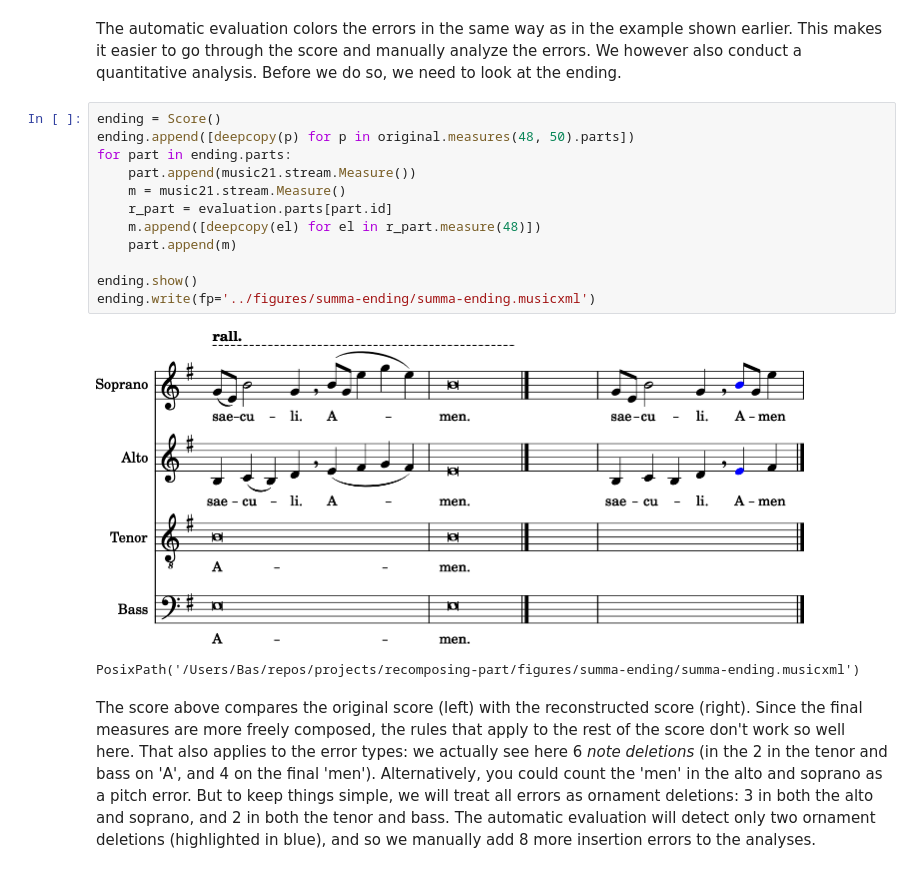
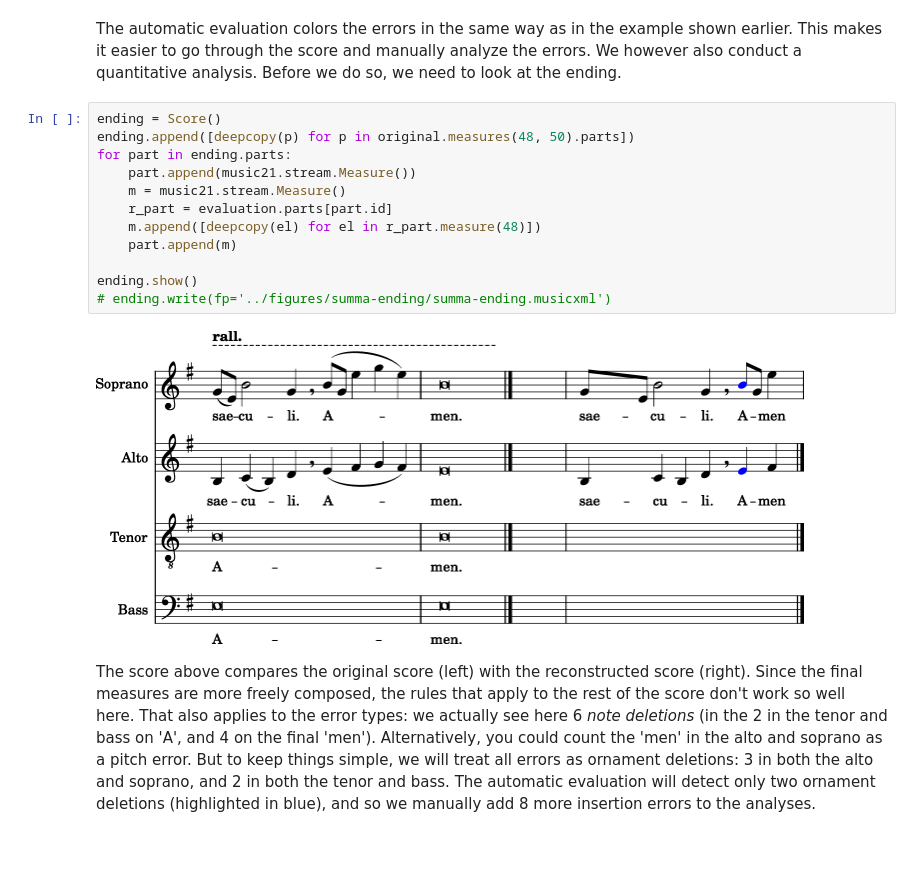
Before and after one commit to bacor/algo-part, a Jupyter notebook: summa/notebooks/Evaluation.ipynb, the cells around one changed output. Saved outputs shown, nothing was run; the diff lists cells and outputs as text.

```diff
--- a/summa/notebooks/Evaluation.ipynb
+++ b/summa/notebooks/Evaluation.ipynb
@@ -177,18 +176,17 @@ The automatic evaluation colors the errors in the same way as in the example sho
 # %%
 ending = Score()
 ending.append([deepcopy(p) for p in original.measures(48, 50).parts])
 for part in ending.parts:
     part.append(music21.stream.Measure())
     m = music21.stream.Measure()
     r_part = evaluation.parts[part.id]
     m.append([deepcopy(el) for el in r_part.measure(48)])
     part.append(m)
 
 ending.show()
-ending.write(fp='../figures/summa-ending/summa-ending.musicxml')
+# ending.write(fp='../figures/summa-ending/summa-ending.musicxml')
 # %% [output]
-[figure, old version]
+[figure, new version]
-PosixPath('/Users/Bas/repos/projects/recomposing-part/figures/summa-ending/summa-ending.musicxml')
 # %% [markdown]
 The score above compares the original score (left) with the reconstructed score (right). Since the final measures are more freely composed, the rules that apply to the rest of the score don't work so well here. That also applies to the error types: we actually see here 6 _note deletions_ (in the 2 in the tenor and bass on 'A', and 4 on the final 'men'). Alternatively, you could count the 'men' in the alto and soprano as a pitch error. But to keep things simple, we will treat all errors as ornament deletions: 3 in both the alto and soprano, and 2 in both the tenor and bass. The automatic evaluation will detect only two ornament deletions (highlighted in blue), and so we manually add 8 more insertion errors to the analyses.
 # %%
```
Also changed, not shown: parts of 3 cells of this notebook, 2 other files.
